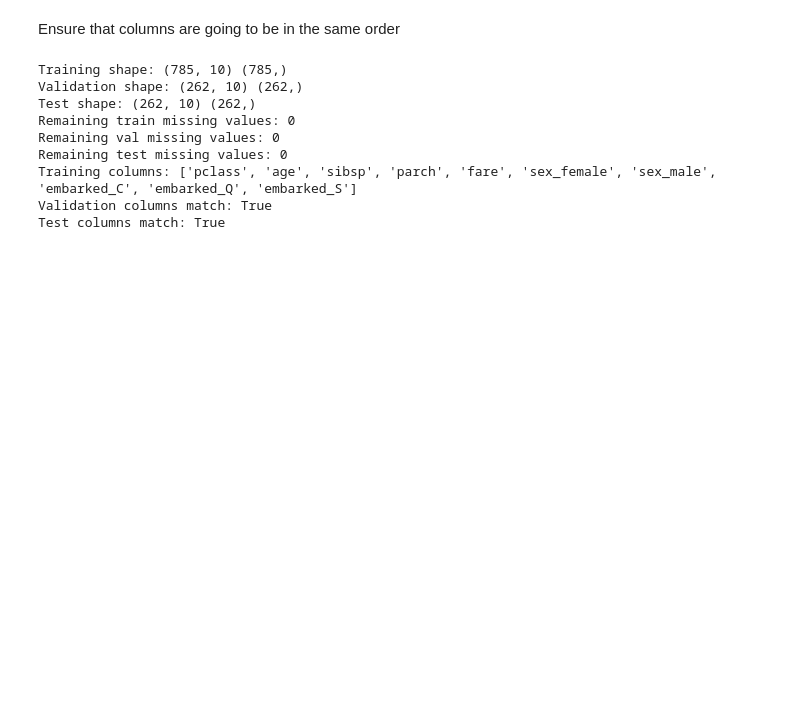
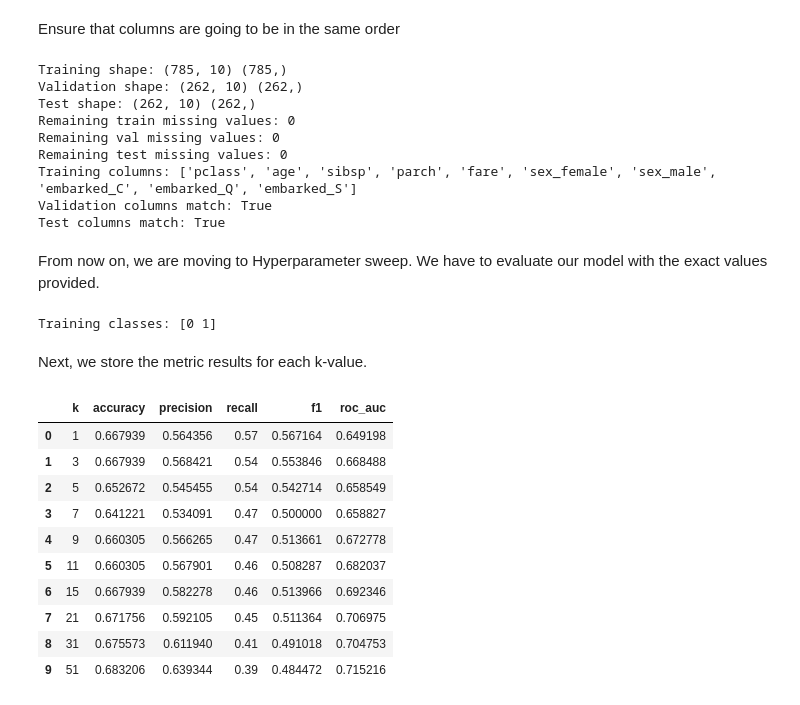
Before and after one commit to Emil-Jafarov-06/KNN-from-scratch, a Jupyter notebook: notebooks/02_evaluation.ipynb, the cells around one changed output. Saved outputs shown, nothing was run; the diff lists cells and outputs as text; code cells hidden in the pictures; blank space fills up the shorter version.

Commit message:
Evaluating of Knn model by Hyperparameter Sweep is finished

```diff
--- a/notebooks/02_evaluation.ipynb
+++ b/notebooks/02_evaluation.ipynb
@@ -176,3 +180,52 @@ Remaining test missing values: 0
 Training columns: ['pclass', 'age', 'sibsp', 'parch', 'fare', 'sex_female', 'sex_male', 'embarked_C', 'embarked_Q', 'embarked_S']
 Validation columns match: True
 Test columns match: True
+# %% [markdown]
+From now on, we are moving to Hyperparameter sweep.
+We have to evaluate our model with the exact values provided.
+# %%
+from src.knn import KNN
+from src.metrics import accuracy, precision, recall, f1_score, roc_auc
+
+k_values = [1, 3, 5, 7, 9, 11, 15, 21, 31, 51]
+validation_results = []
+print("Training classes:", np.unique(y_train))
+# %% [output]
+Training classes: [0 1]
+# %% [markdown]
+Next, we store the metric results for each k-value.
+# %%
+for k in k_values:
+    model = KNN(k=k, metric="euclidean")
+    model.fit(X_train, y_train)
+
+    # Class labels are used for accuracy, precision, recall, and F1.
+    y_val_pred = model.predict(X_val)
+    # ROC-AUC requires the predicted probability of the positive class.
+    y_val_score = model.predict_proba(X_val)[:, 1]
+
+    result = {
+        "k": k,
+        "accuracy": accuracy(y_val, y_val_pred),
+        "precision": precision(y_val, y_val_pred),
+        "recall": recall(y_val, y_val_pred),
+        "f1": f1_score(y_val, y_val_pred),
+        "roc_auc": roc_auc(y_val, y_val_score),
+    }
+
+    validation_results.append(result)
+# %%
+validation_results_df = pd.DataFrame(validation_results)
+validation_results_df
+# %% [output]
+|  | k | accuracy | precision | recall | f1 | roc_auc |
+| 0 | 1 | 0.667939 | 0.564356 | 0.57 | 0.567164 | 0.649198 |
+| 1 | 3 | 0.667939 | 0.568421 | 0.54 | 0.553846 | 0.668488 |
+| 2 | 5 | 0.652672 | 0.545455 | 0.54 | 0.542714 | 0.658549 |
+| 3 | 7 | 0.641221 | 0.534091 | 0.47 | 0.500000 | 0.658827 |
+| 4 | 9 | 0.660305 | 0.566265 | 0.47 | 0.513661 | 0.672778 |
+| 5 | 11 | 0.660305 | 0.567901 | 0.46 | 0.508287 | 0.682037 |
+| 6 | 15 | 0.667939 | 0.582278 | 0.46 | 0.513966 | 0.692346 |
+| 7 | 21 | 0.671756 | 0.592105 | 0.45 | 0.511364 | 0.706975 |
+| 8 | 31 | 0.675573 | 0.611940 | 0.41 | 0.491018 | 0.704753 |
+| 9 | 51 | 0.683206 | 0.639344 | 0.39 | 0.484472 | 0.715216 |
```
Also changed, not shown: parts of 15 cells of this notebook, 1 other file.
